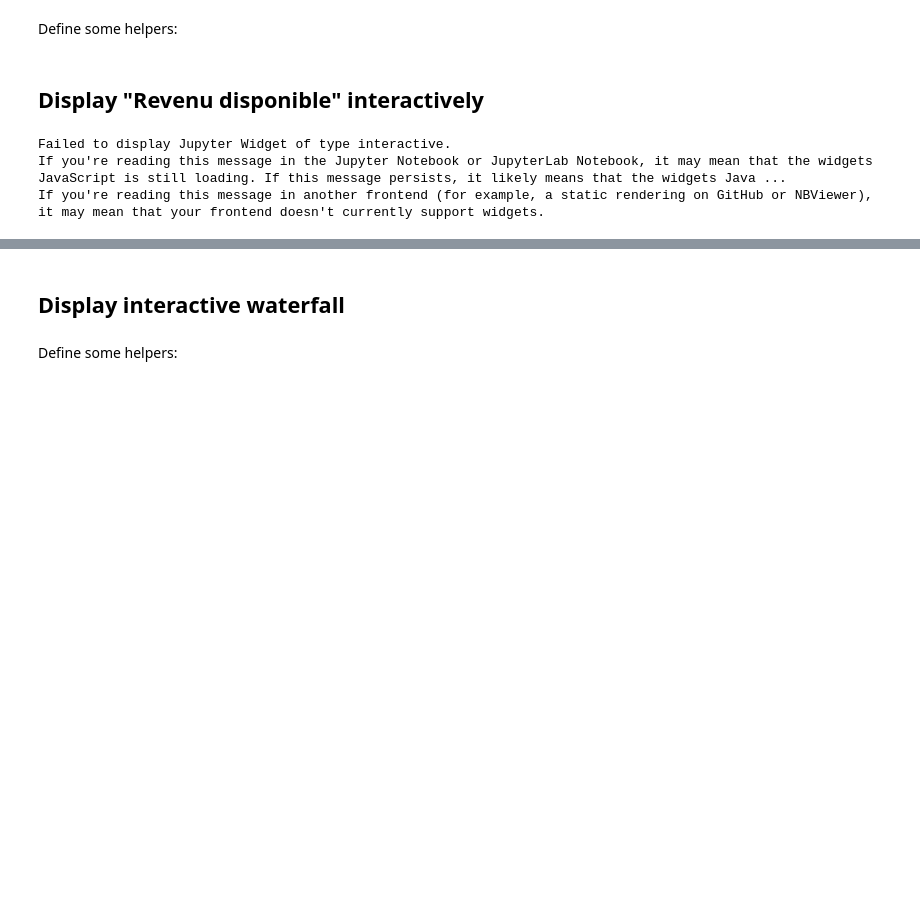
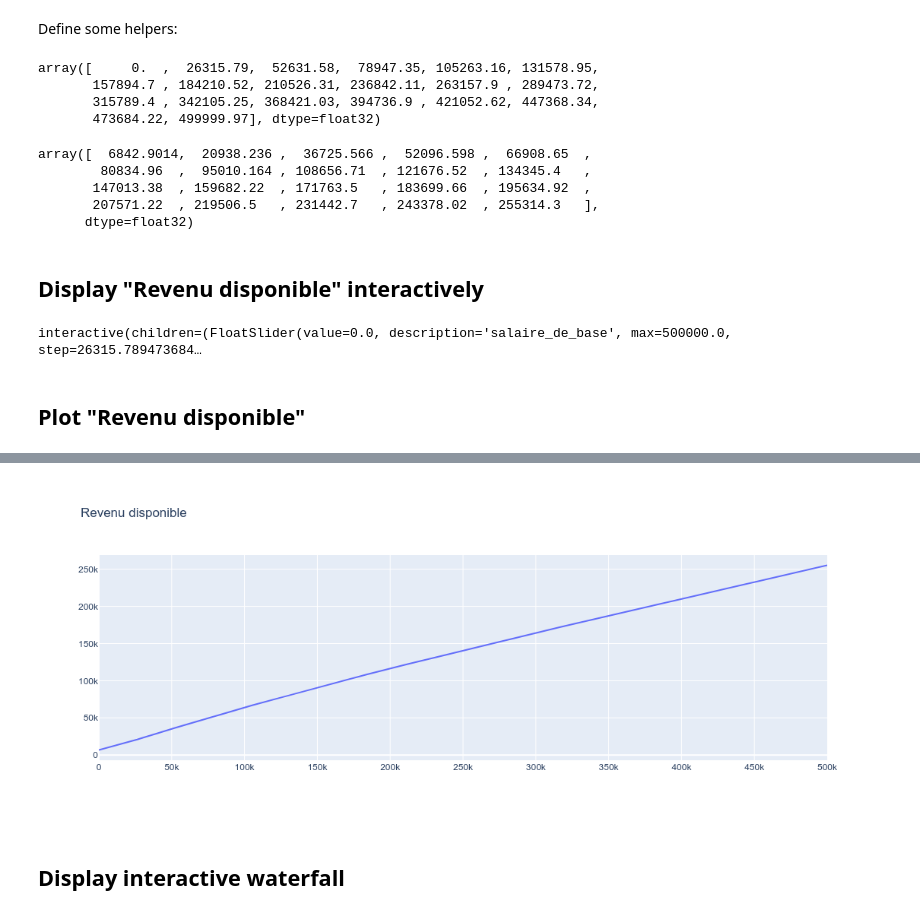
Before and after one commit to cbenz/openfisca-interactive, a Jupyter notebook: index.ipynb, the cells around one changed output, grey strips where cells are left out. Saved outputs shown, nothing was run; the diff lists cells and outputs as text; code cells hidden in the pictures; blank space fills up the shorter version.

```diff
--- a/index.ipynb
+++ b/index.ipynb
@@ -68,0 +41,7 @@ revenu_disponible = precalculate_revenu_disponible(periods.period("2015"), min,
+# %%
+COUNT = 20
+MIN = 0
+MAX = 500000
+STEP = count_to_step(MIN, MAX, COUNT)
+INITIAL_VALUE = 0
+PERIOD = "2019"
@@ -69,19 +79,38 @@ revenu_disponible = precalculate_revenu_disponible(periods.period("2015"), min,
+# %%
+simulation_builder = SimulationBuilder()
+simulation = simulation_builder.build_from_entities(tax_benefit_system, test_case)
+# %%
+salaire_de_base = simulation.calculate_add("salaire_de_base", PERIOD)
+salaire_de_base
+# %% [output]
+array([     0.  ,  26315.79,  52631.58,  78947.35, 105263.16, 131578.95,
+       157894.7 , 184210.52, 210526.31, 236842.11, 263157.9 , 289473.72,
+       315789.4 , 342105.25, 368421.03, 394736.9 , 421052.62, 447368.34,
+       473684.22, 499999.97], dtype=float32)
+# %%
+revenu_disponible = simulation.calculate("revenu_disponible", PERIOD)
+revenu_disponible
+# %% [output]
+array([  6842.9014,  20938.236 ,  36725.566 ,  52096.598 ,  66908.65  ,
+        80834.96  ,  95010.164 , 108656.71  , 121676.52  , 134345.4   ,
+       147013.38  , 159682.22  , 171763.5   , 183699.66  , 195634.92  ,
+       207571.22  , 219506.5   , 231442.7   , 243378.02  , 255314.3   ],
+      dtype=float32)
 # %% [markdown]
 ## Display "Revenu disponible" interactively
 # %%
-def display_revenu_disponible(salaire_de_base, revenu_disponible, min, step):
-    index = value_to_index(min, step, salaire_de_base)
+@widgets.interact(salaire_de_base=widgets.FloatSlider(min=MIN, max=MAX, step=STEP, value=INITIAL_VALUE))
+def render(salaire_de_base):
+    index = value_to_index(MIN, STEP, salaire_de_base)
     return revenu_disponible[index]
+# %% [output]
+interactive(children=(FloatSlider(value=0.0, description='salaire_de_base', max=500000.0, step=26315.789473684…
-# %%
-interact(
-    display_revenu_disponible,
-    salaire_de_base=widgets.FloatSlider(min=min, max=max, step=step, value=initial_value),
-    revenu_disponible=fixed(revenu_disponible),
-    min=fixed(min),
-    step=fixed(step),
-)
-None  # Hide strange output
-# %% [output]
-Failed to display Jupyter Widget of type interactive.
-If you're reading this message in the Jupyter Notebook or JupyterLab Notebook, it may mean that the widgets JavaScript is still loading. If this message persists, it likely means that the widgets Java ...
-If you're reading this message in another frontend (for example, a static rendering on GitHub or NBViewer), it may mean that your frontend doesn't currently support widgets.
+# %% [markdown]
+## Plot "Revenu disponible"
+# %%
+fig = go.Figure(
+    data=go.Scatter(x=salaire_de_base, y=revenu_disponible),
+    layout=go.Layout(title='Revenu disponible'),
+)
+fig.show()
+# %% [output]
@@ -88,2 +118,3 @@ If you're reading this message in another frontend (for example, a static render
+[figure, added]
 # %% [markdown]
 ## Display interactive waterfall
@@ -111,2 +120,0 @@ def precalculate_waterfall(min, max, count, period):
-# %% [markdown]
-Define some helpers:
```
Also changed, not shown: parts of 30 cells of this notebook, 5 other files.
